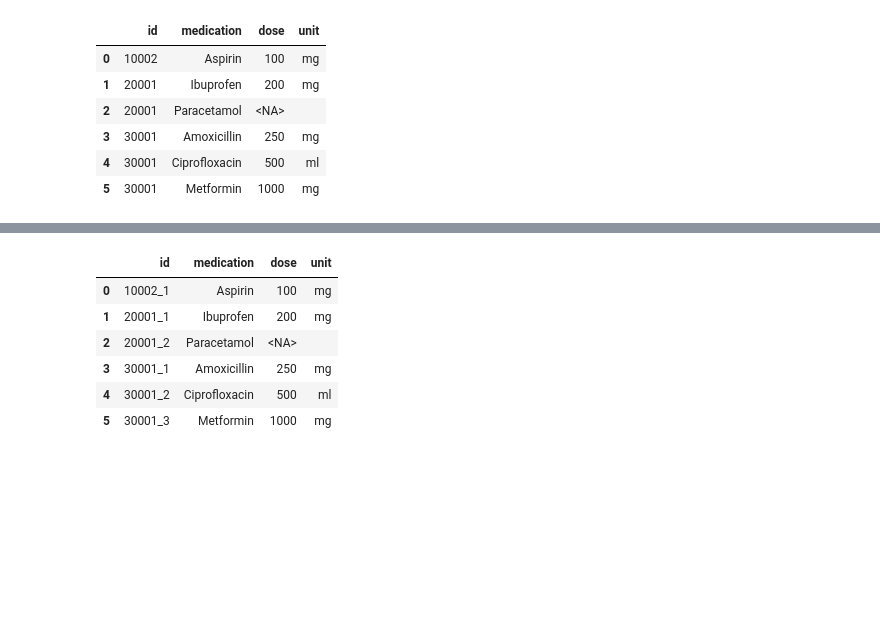
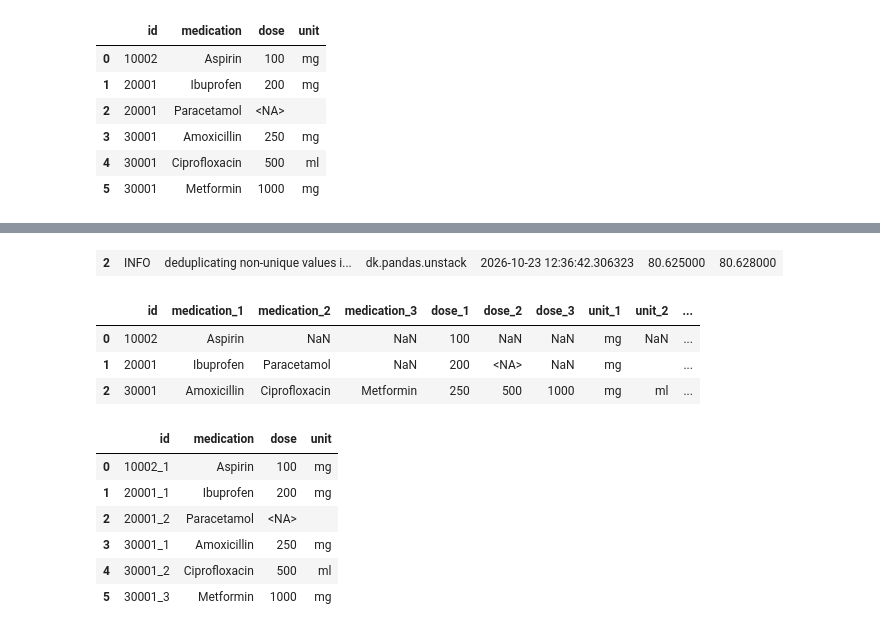
Before and after one commit to MartinVoelkl94/dukit, a Jupyter notebook: interactive_demo.ipynb, the cells around one changed output, grey strips where cells are left out. Saved outputs shown, nothing was run; the diff lists cells and outputs as text; code cells hidden in the pictures; blank space fills up the shorter version.

```diff
--- a/interactive_demo.ipynb
+++ b/interactive_demo.ipynb
@@ -1011,6 +1011,24 @@ unstacked
 | 0 | 10002 | Aspirin | 100 | mg | NaN | NaN | NaN | NaN | NaN | ... |
 | 1 | 20001 | Ibuprofen | 200 | mg | Paracetamol | <NA> |  | NaN | NaN | ... |
 | 2 | 30001 | Amoxicillin | 250 | mg | Ciprofloxacin | 500 | ml | Metformin | 1000 | ... |
+# %%
+#the unstacked cols can also be ordered
+#by their colname instead of by subid
+unstacked = dk.unstack(
+    medications,
+    uid='id',
+    uid_pattern=r'(?P<uid>.+)_(?P<subid>.+)',
+    col_template='{col}_{subid}',
+    cols_keep=None,
+    stagger=False,
+    )
+unstacked
+# %% [output]
+| 2 | INFO | deduplicating non-unique values i... | dk.pandas.unstack | 2026-10-23 12:36:42.306323 | 80.625000 | 80.628000 |
+|  | id | medication_1 | medication_2 | medication_3 | dose_1 | dose_2 | dose_3 | unit_1 | unit_2 | ... |
+| 0 | 10002 | Aspirin | NaN | NaN | 100 | NaN | NaN | mg | NaN | ... |
+| 1 | 20001 | Ibuprofen | Paracetamol | NaN | 200 | <NA> | NaN | mg |  | ... |
+| 2 | 30001 | Amoxicillin | Ciprofloxacin | Metformin | 250 | 500 | 1000 | mg | ml | ... |
 # %%
 stacked = dk.stack(
     unstacked,
```
Also changed, not shown: parts of 6 cells of this notebook, 4 other files.
